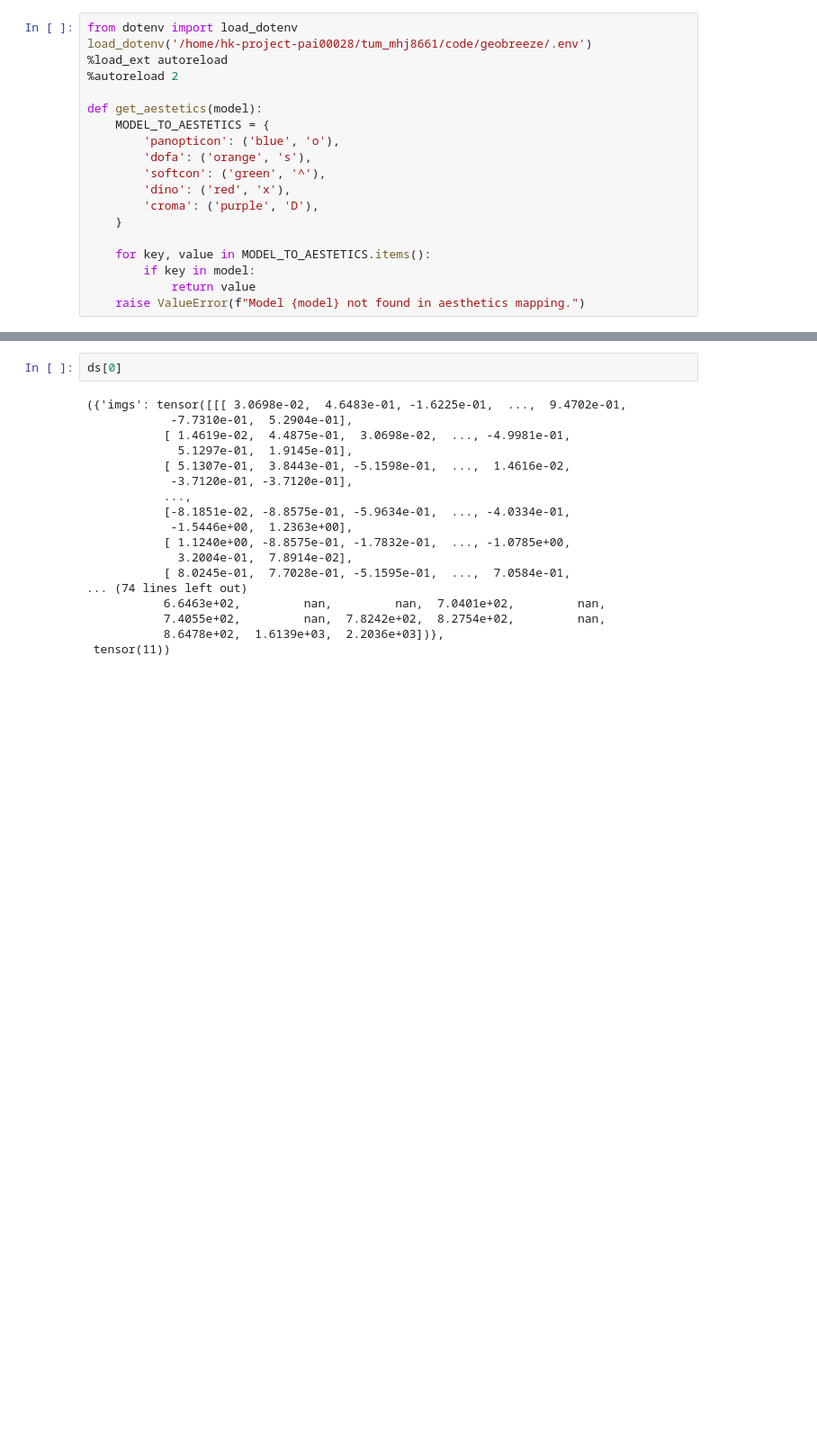
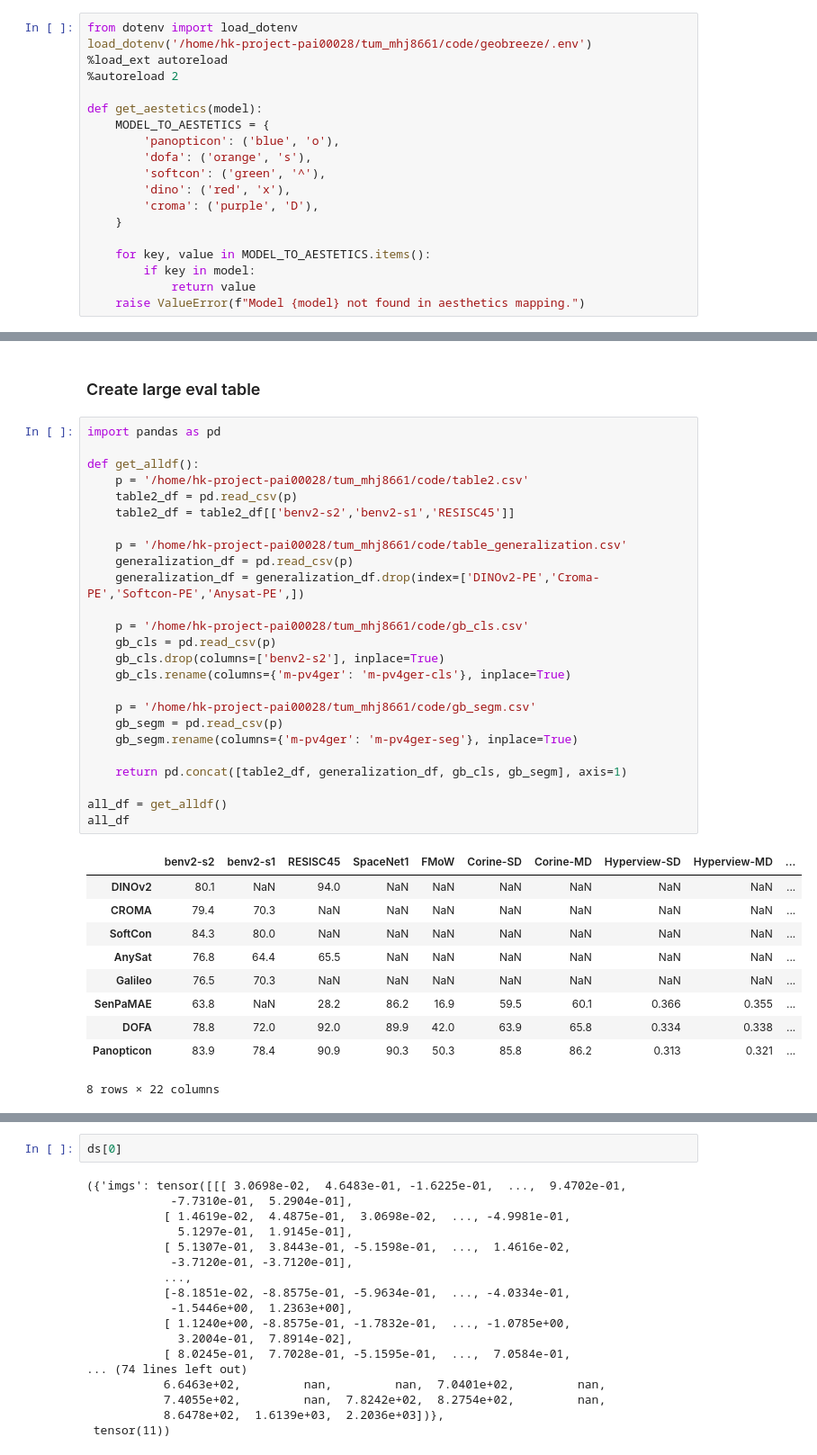
Before and after one commit to geobreeze/geobreeze, a Jupyter notebook: gb.ipynb, the cells around one changed output, grey strips where cells are left out. Shown at 90% size. Drawn from its saved outputs; the diff is of its cells as text; blank space fills up the shorter version.

```diff
--- a/gb.ipynb
+++ b/gb.ipynb
@@ -19,0 +434,38 @@ def get_aestetics(model):
+# %% [markdown]
+### Create large eval table
+# %%
+import pandas as pd
+
+def get_alldf():
+    p = '/home/hk-project-pai00028/tum_mhj8661/code/table2.csv'
+    table2_df = pd.read_csv(p)
+    table2_df = table2_df[['benv2-s2','benv2-s1','RESISC45']]
+
+    p = '/home/hk-project-pai00028/tum_mhj8661/code/table_generalization.csv'
+    generalization_df = pd.read_csv(p)
+    generalization_df = generalization_df.drop(index=['DINOv2-PE','Croma-PE','Softcon-PE','Anysat-PE',])
+
+    p = '/home/hk-project-pai00028/tum_mhj8661/code/gb_cls.csv'
+    gb_cls = pd.read_csv(p)
+    gb_cls.drop(columns=['benv2-s2'], inplace=True)
+    gb_cls.rename(columns={'m-pv4ger': 'm-pv4ger-cls'}, inplace=True)
+
+    p = '/home/hk-project-pai00028/tum_mhj8661/code/gb_segm.csv'
+    gb_segm = pd.read_csv(p)
+    gb_segm.rename(columns={'m-pv4ger': 'm-pv4ger-seg'}, inplace=True)
+
+    return pd.concat([table2_df, generalization_df, gb_cls, gb_segm], axis=1)
+
+all_df = get_alldf()
+all_df
+# %% [output]
+|  | benv2-s2 | benv2-s1 | RESISC45 | SpaceNet1 | FMoW | Corine-SD | Corine-MD | Hyperview-SD | Hyperview-MD | ... |
+| DINOv2 | 80.1 | NaN | 94.0 | NaN | NaN | NaN | NaN | NaN | NaN | ... |
+| CROMA | 79.4 | 70.3 | NaN | NaN | NaN | NaN | NaN | NaN | NaN | ... |
+| SoftCon | 84.3 | 80.0 | NaN | NaN | NaN | NaN | NaN | NaN | NaN | ... |
+| AnySat | 76.8 | 64.4 | 65.5 | NaN | NaN | NaN | NaN | NaN | NaN | ... |
+| Galileo | 76.5 | 70.3 | NaN | NaN | NaN | NaN | NaN | NaN | NaN | ... |
+| SenPaMAE | 63.8 | NaN | 28.2 | 86.2 | 16.9 | 59.5 | 60.1 | 0.366 | 0.355 | ... |
+| DOFA | 78.8 | 72.0 | 92.0 | 89.9 | 42.0 | 63.9 | 65.8 | 0.334 | 0.338 | ... |
+| Panopticon | 83.9 | 78.4 | 90.9 | 90.3 | 50.3 | 85.8 | 86.2 | 0.313 | 0.321 | ... |
+8 rows × 22 columns
```
Also changed, not shown: parts of 30 cells of this notebook, 25 other files.
